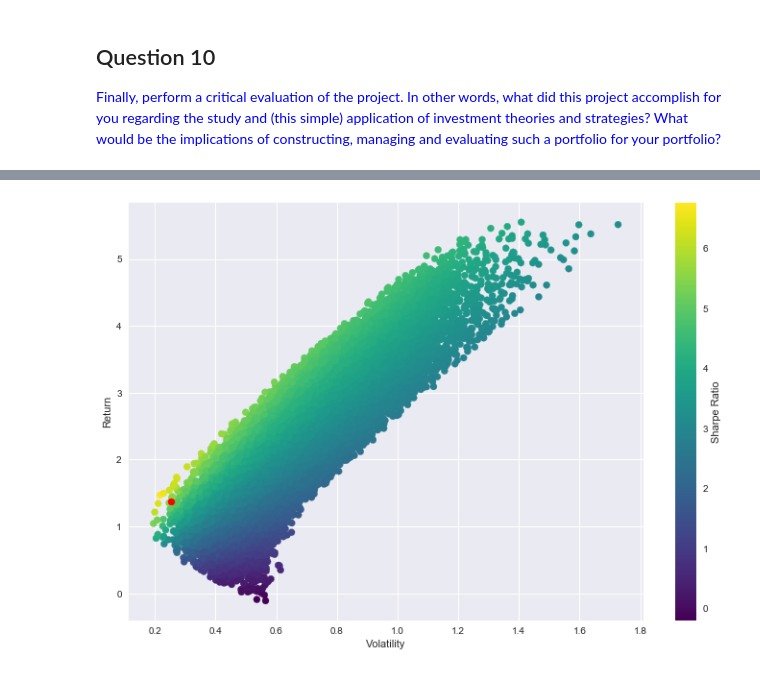
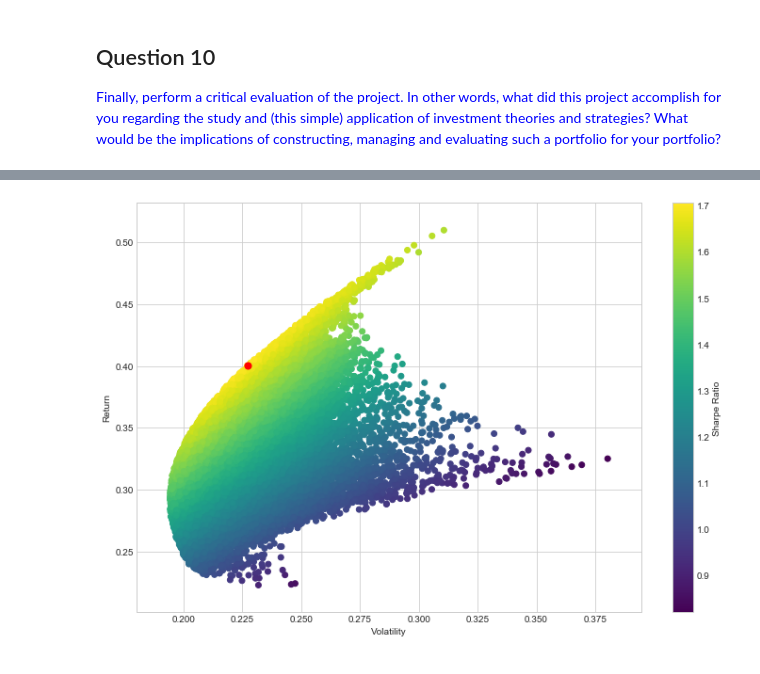
Before and after one commit to nik-dim/Portfolio-Management, a Jupyter notebook: code/FN4329.ipynb, the cells around one changed output, grey strips where cells are left out. Cells and saved outputs as stored; diff of their text form; code cells hidden in the pictures.

```diff
--- a/code/FN4329.ipynb
+++ b/code/FN4329.ipynb
@@ -37,4 +49,3 @@ print(assets)
 # %%
 # fetch daily historical prices (Adj Close) from Yahoo! Finance
-data = get_data(assets, '5y').dropna()
-# benchmark = get_data(sp500, '5y').dropna()
+data = get_data(assets, '5y',interval='1d').dropna()
@@ -126,0 +166,10 @@ df.to_latex(index=True)
+# %%
+# Annotated graph for minimum and maximum
+plt.style.use('seaborn-whitegrid')
+fig, ax = plt.subplots(figsize=(12, 9))
+data['TSLA'].plot(ax=ax)
+
+style = dict(size=10, color='black')
+# ax.text('2019-1-14', 370, "Cybertruck \n announcement", **style)
+ax.annotate('Cybertruck \n announcement', xy=('2019-10-29', 280), xytext=('2019-1-14', 370),
+            arrowprops=dict(facecolor='black', shrink=0.05,width=1))
@@ -277 +307,11 @@ returns_daily.iloc[:,:-1].head()
+# %%
+def random_weights(selected, number_of_bonds):
+    s = np.random.random(len(selected)-number_of_bonds)
+    s = s / np.sum(s)
+    s = ss * s
+    b = np.random.random(number_of_bonds)
+    b = b / np.sum(b)
+    b = bb * b
+    weights =  np.hstack((s,b))
+    return weights
 # %%
@@ -334,14 +377,14 @@ sharpe_arr = [port_returns[i] / port_volatility[i] for i in range(len(port_retur
 # %%
-# max_sr_vol = vol_arr[sharpe_arr.argmax()]
-# max_sr_ret = ret_arr[sharpe_arr.argmax()]
+id = df_ef['sharpe_ratio'].idxmax()
+max_sr_vol, max_sr_ret = df_ef['Volatility'][id], df_ef['Returns'][id]
 
 
 plt.figure(figsize=(12,8))
-plt.scatter(port_volatility, port_returns, c=sharpe_arr, cmap='viridis')
+plt.scatter(df_ef['Volatility'], df_ef['Returns'], c=df_ef['sharpe_ratio'], cmap='viridis')
 plt.colorbar(label='Sharpe Ratio')
 plt.xlabel('Volatility')
 plt.ylabel('Return')
 plt.scatter(max_sr_vol, max_sr_ret,c='red', s=50) # red dot
 plt.show()
 # %% [output]
-[figure, old version]
+[figure, new version]
```
Also changed, not shown: parts of 41 cells of this notebook, 20 other files.
